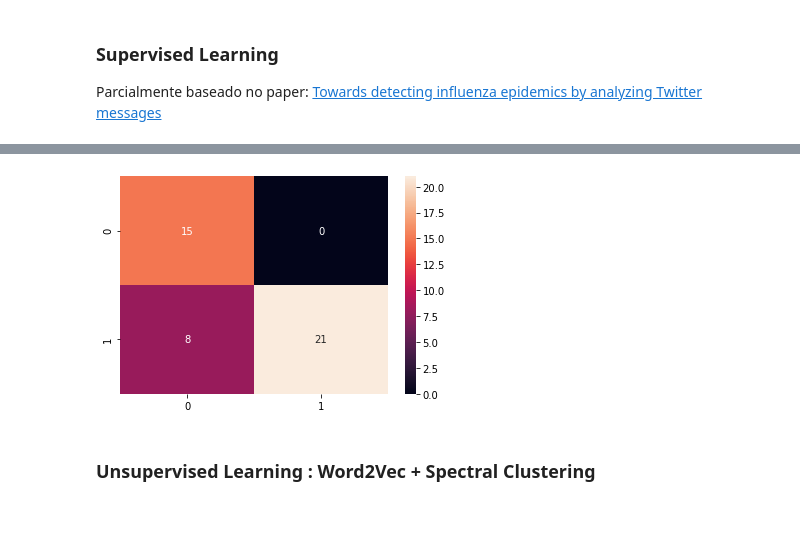
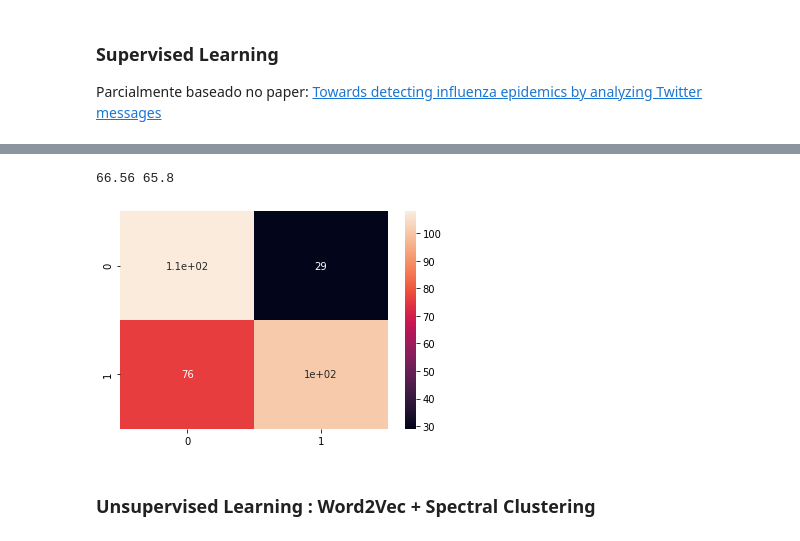
Before and after one commit to rdenadai/Covid19-Twitter-Tracker, a Jupyter notebook: code/src/notebook/AvaliacaoAlgoritmosClassificacaoMensagens.ipynb, the cells around one changed output, grey strips where cells are left out. Cells and saved outputs as stored; diff of their text form; code cells hidden in the pictures.

```diff
--- a/code/src/notebook/AvaliacaoAlgoritmosClassificacaoMensagens.ipynb
+++ b/code/src/notebook/AvaliacaoAlgoritmosClassificacaoMensagens.ipynb
@@ -91,0 +42,5 @@ array(['sou alergica tenho rinite sinusite entao tenho tosse espirro tenho coriz
+# %%
+df = pd.read_csv(f"{os.getcwd()}/../../data/dataset.csv", sep="|")
+df["x"] = df["comentario"].apply(lambda comment: clean_up.fit(str(comment)))
+df["y"] = df["classificacao"].apply(lambda clasf: 0 if clasf == "negativo" else 1)
+textos = df[["x", "y"]].to_numpy()
@@ -268,23 +239,30 @@ df.head(25)
 # %%
-vectorizer = TfidfVectorizer(ngram_range=(1, 1))
+vectorizer = CountVectorizer(ngram_range=(1, 1))
 X = vectorizer.fit_transform(textos[:, 0]).todense()
-X = StandardScaler().fit_transform(X)
+X = MinMaxScaler().fit_transform(X)
 y = textos[:, 1].astype(np.int).ravel()
 
 X_train, X_test, y_train, y_test = train_test_split(X, y, test_size=0.3)
 
-clf = SGDClassifier(
+clf = MLPClassifier(
+    hidden_layer_sizes=(100, 5),
+    learning_rate_init=1e-2,
     random_state=0,
-    n_jobs=-1
+    max_iter=30
 ).fit(X_train, y_train)
-pred = clf.predict(X)
+pred = clf.predict(X_test)
 
-df_cm = confusion_matrix(pred, y)
+acc = round(accuracy_score(pred, y_test) * 100, 2)
+f1 = round(f1_score(pred, y_test) * 100, 2)
+print(acc, f1)
+
+df_cm = confusion_matrix(pred, y_test)
 plt.figure(figsize=(6, 4))
 sn.heatmap(df_cm, annot=True)
 plt.show()
 # %% [output]
+66.56 65.8
-[figure, old version]
+[figure, new version]
 # %% [markdown]
 ### Unsupervised Learning : Word2Vec +  Spectral Clustering
 # %%
```
Also changed, not shown: parts of 13 cells of this notebook, 1 other file.
